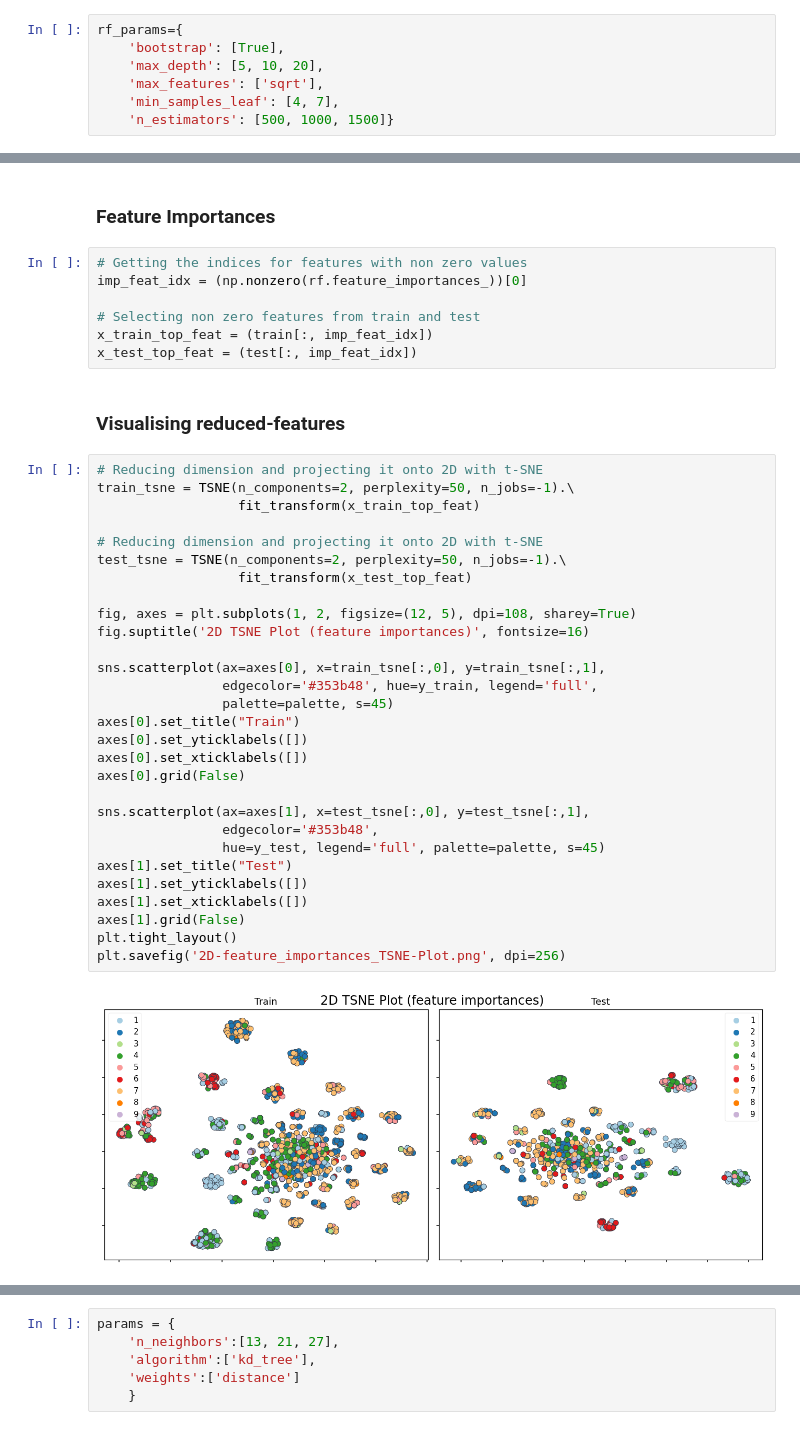
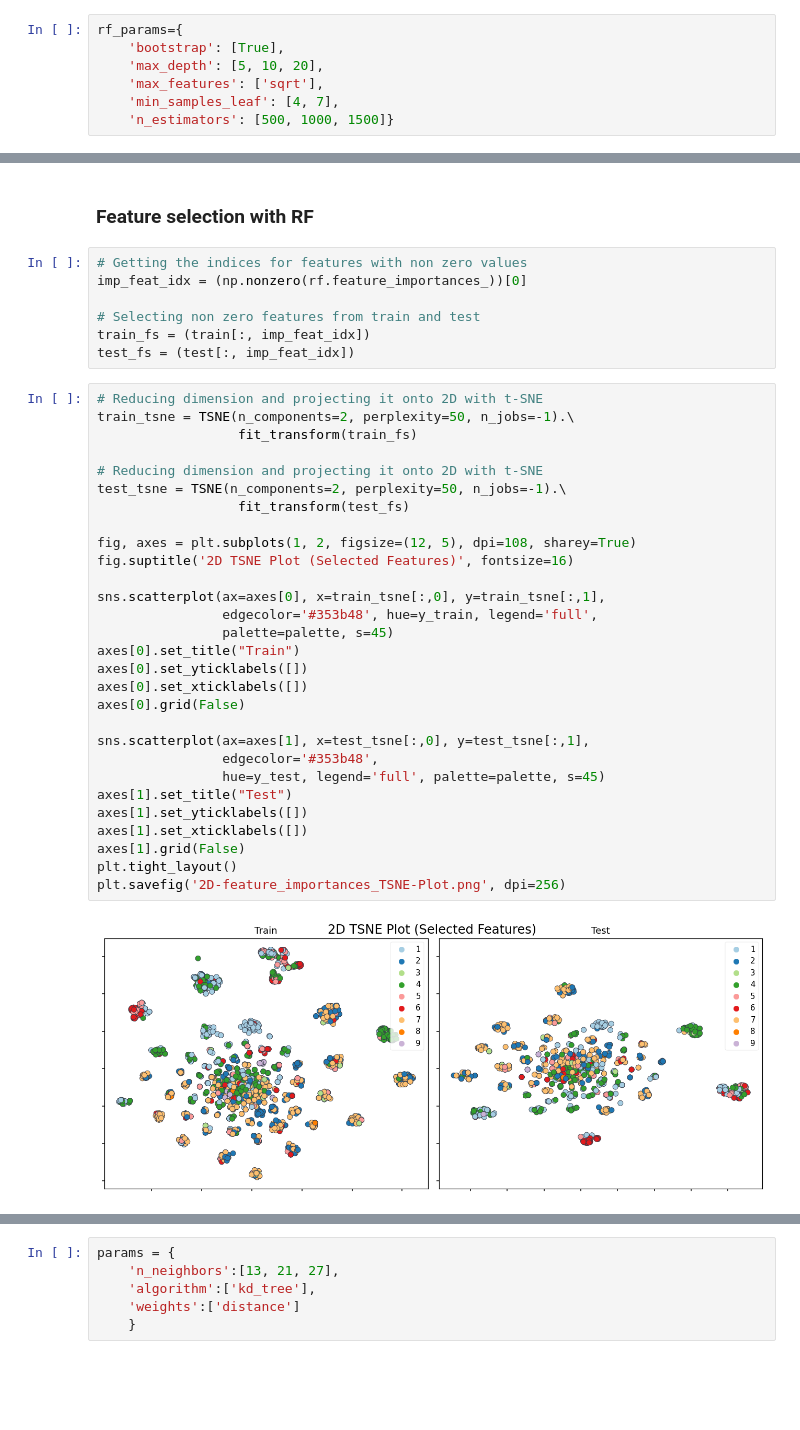
Before and after one commit to akshayonly/DL-Case-Study-Classifying-GM, a Jupyter notebook: Classifying_Genetic_Mutation_.ipynb, the cells around one changed output, grey strips where cells are left out. Cells and saved outputs as stored; diff of their text form; blank space fills up the shorter version.

```diff
--- a/Classifying_Genetic_Mutation_.ipynb
+++ b/Classifying_Genetic_Mutation_.ipynb
@@ -491,42 +507,40 @@ Test F1 Score (Macro):  0.5143
 # %% [markdown]
-### Feature Importances
+### Feature selection with RF
 # %%
 # Getting the indices for features with non zero values
 imp_feat_idx = (np.nonzero(rf.feature_importances_))[0]
 
 # Selecting non zero features from train and test
-x_train_top_feat = (train[:, imp_feat_idx])
-x_test_top_feat = (test[:, imp_feat_idx])
+train_fs = (train[:, imp_feat_idx])
+test_fs = (test[:, imp_feat_idx])
-# %% [markdown]
-### Visualising reduced-features
 # %%
 # Reducing dimension and projecting it onto 2D with t-SNE
 train_tsne = TSNE(n_components=2, perplexity=50, n_jobs=-1).\
-                  fit_transform(x_train_top_feat)
+                  fit_transform(train_fs)
 
 # Reducing dimension and projecting it onto 2D with t-SNE
 test_tsne = TSNE(n_components=2, perplexity=50, n_jobs=-1).\
-                  fit_transform(x_test_top_feat)
+                  fit_transform(test_fs)
 
 fig, axes = plt.subplots(1, 2, figsize=(12, 5), dpi=108, sharey=True)
-fig.suptitle('2D TSNE Plot (feature importances)', fontsize=16)
+fig.suptitle('2D TSNE Plot (Selected Features)', fontsize=16)
 
 sns.scatterplot(ax=axes[0], x=train_tsne[:,0], y=train_tsne[:,1],
                 edgecolor='#353b48', hue=y_train, legend='full',
                 palette=palette, s=45)
 axes[0].set_title("Train")
 axes[0].set_yticklabels([])
 axes[0].set_xticklabels([])
 axes[0].grid(False)
 
 sns.scatterplot(ax=axes[1], x=test_tsne[:,0], y=test_tsne[:,1],
                 edgecolor='#353b48',
                 hue=y_test, legend='full', palette=palette, s=45)
 axes[1].set_title("Test")
 axes[1].set_yticklabels([])
 axes[1].set_xticklabels([])
 axes[1].grid(False)
 plt.tight_layout()
 plt.savefig('2D-feature_importances_TSNE-Plot.png', dpi=256)
 # %% [output]
-[figure, old version]
+[figure, new version]
```
Also changed, not shown: parts of 45 cells of this notebook.
